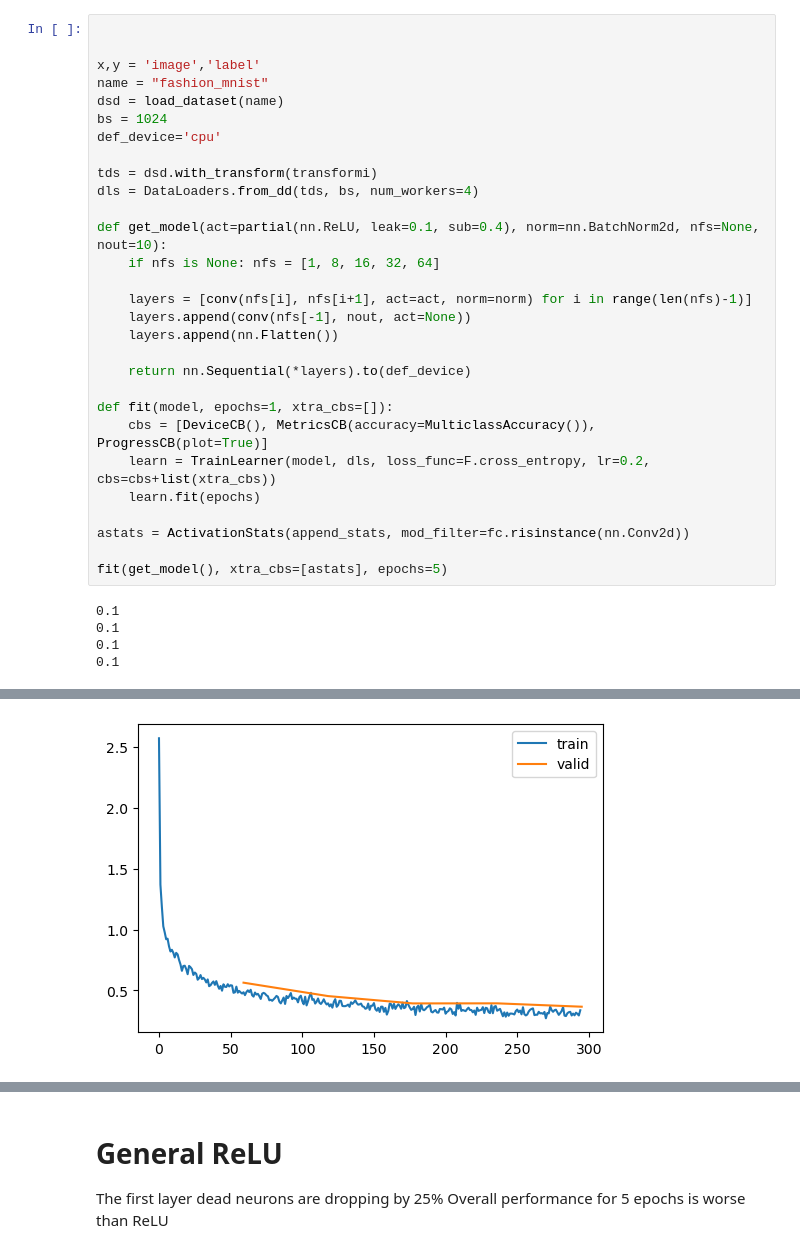
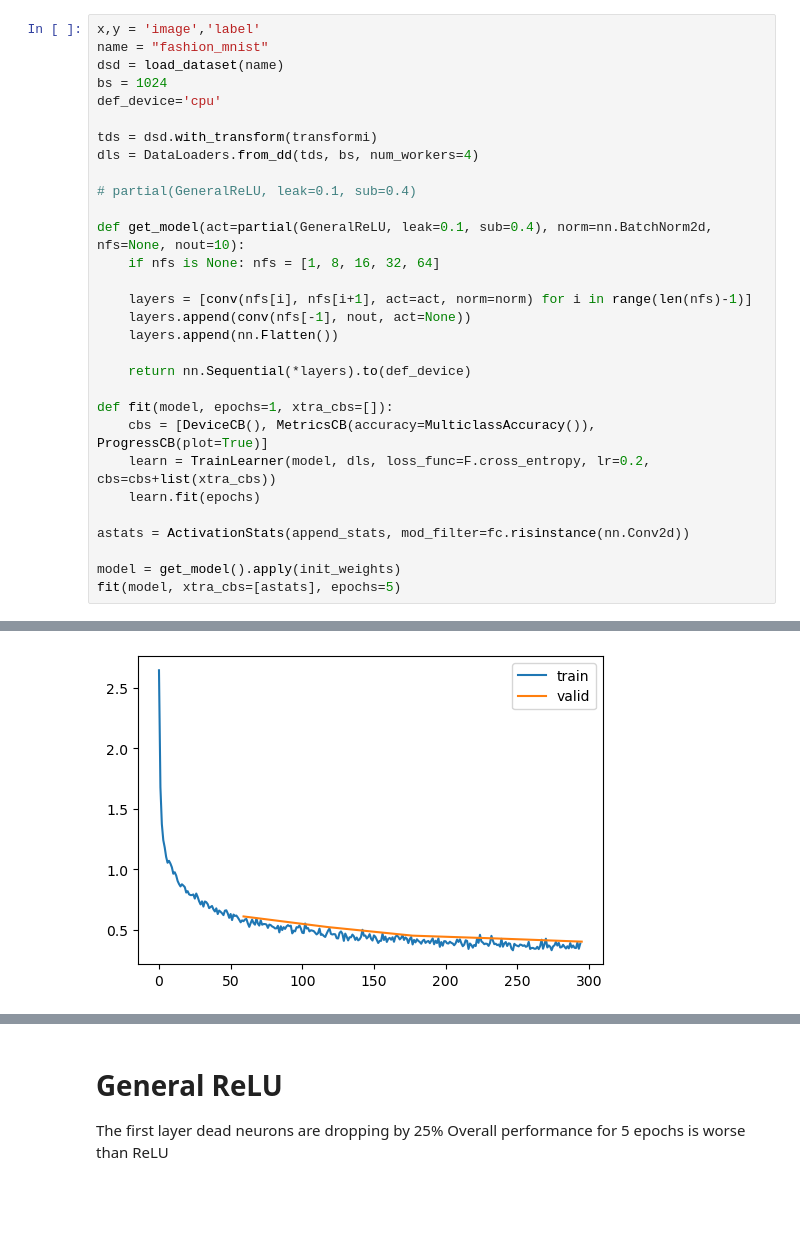
Before and after one commit to dimitarrskv/ai-shenaningans, a Jupyter notebook: fastai/index.ipynb, the cells around one changed output, grey strips where cells are left out. Saved outputs shown, nothing was run; the diff lists cells and outputs as text; blank space fills up the shorter version.

```diff
--- a/fastai/index.ipynb
+++ b/fastai/index.ipynb
@@ -18,6 +17,4 @@ set_seed(1)
 # %%
-
-
 x,y = 'image','label'
 name = "fashion_mnist"
 dsd = load_dataset(name)
@@ -27,7 +24,9 @@ def_device='cpu'
 tds = dsd.with_transform(transformi)
 dls = DataLoaders.from_dd(tds, bs, num_workers=4)
 
-def get_model(act=partial(nn.ReLU, leak=0.1, sub=0.4), norm=nn.BatchNorm2d, nfs=None, nout=10):
+# partial(GeneralReLU, leak=0.1, sub=0.4)
+
+def get_model(act=partial(GeneralReLU, leak=0.1, sub=0.4), norm=nn.BatchNorm2d, nfs=None, nout=10):
     if nfs is None: nfs = [1, 8, 16, 32, 64]
 
     layers = [conv(nfs[i], nfs[i+1], act=act, norm=norm) for i in range(len(nfs)-1)]
@@ -43,10 +42,7 @@ def fit(model, epochs=1, xtra_cbs=[]):
 
 astats = ActivationStats(append_stats, mod_filter=fc.risinstance(nn.Conv2d))
 
-fit(get_model(), xtra_cbs=[astats], epochs=5)
+model = get_model().apply(init_weights)
+fit(model, xtra_cbs=[astats], epochs=5)
 # %% [output]
-0.1
-0.1
-0.1
-0.1
 | accuracy | loss | epoch | train |
@@ -63 +59 @@ fit(get_model(), xtra_cbs=[astats], epochs=5)
-[figure, old version]
+[figure, new version]
```
Also changed, not shown: parts of 6 cells of this notebook, 1 other file.
